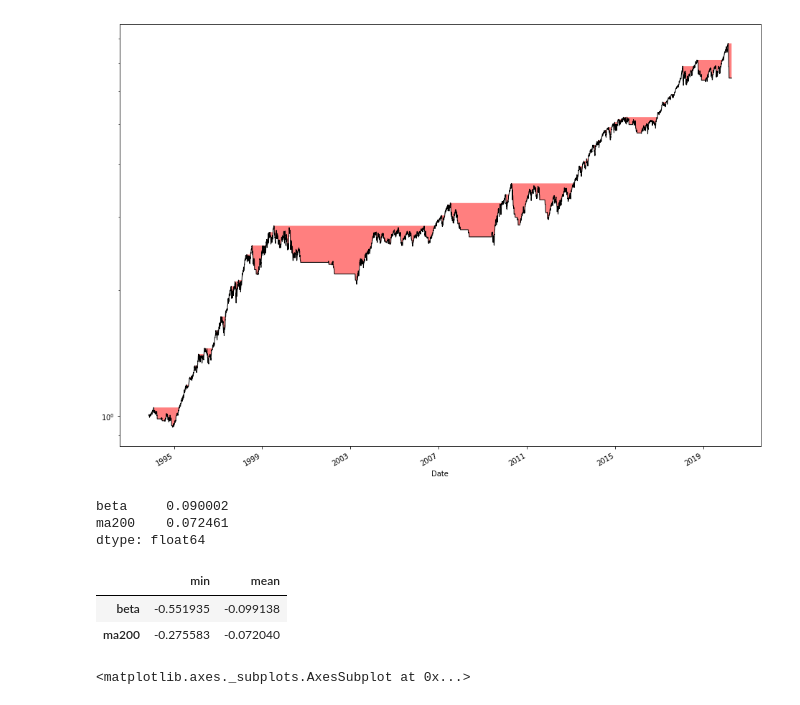
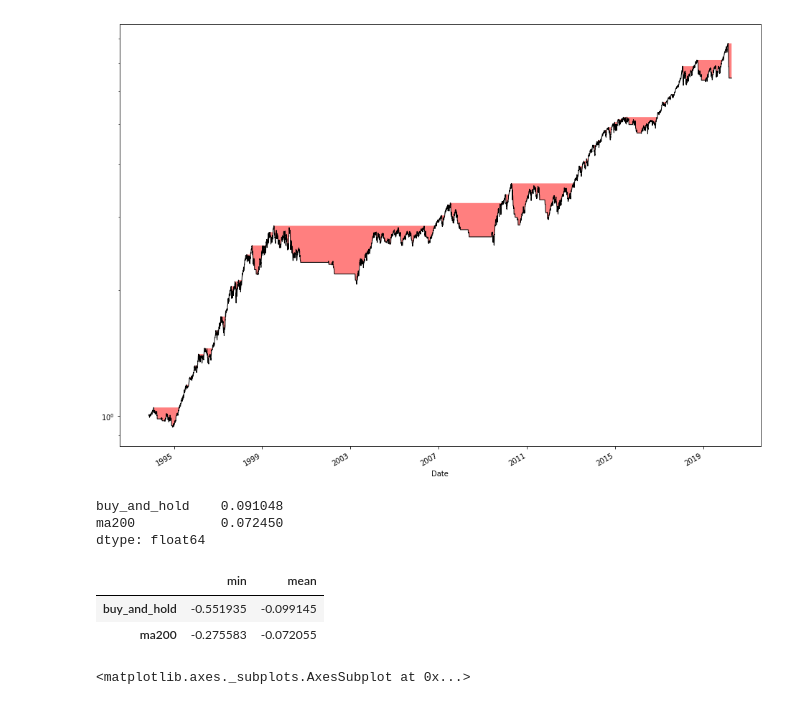
Before and after one commit to chiaolun/market-timing, a Jupyter notebook: MA200 fast and slow - tradeable version.ipynb, the cells around one changed output. Saved outputs shown, nothing was run; the diff lists cells and outputs as text; code cells hidden in the pictures.

```diff
--- a/MA200 fast and slow - tradeable version.ipynb
+++ b/MA200 fast and slow - tradeable version.ipynb
@@ -38,7 +40,7 @@ data = yf.Ticker(symbol).history(period='max', auto_adjust=True)["1970":]
 
 # We add transaction costs further down this sheet
 
-rets = data['Close'].apply(np.log).diff().apply(np.exp).sub(1)
+rets = data['Close'].transform(lambda xs: xs / xs.shift() - 1).rename('rets')
 ma200 = data.Close.rolling(200).mean()
 # %%
 # The 200-day moving average (MA200) is a lagging, smoother version of the original data
@@ -55,6 +57,11 @@ position.plot()
 # %% [output]
 <matplotlib.axes._subplots.AxesSubplot at 0x...>
 [figure]
+# %%
+strats = pd.DataFrame({
+    'buy_and_hold': 1,
+    'ma200': position
+})
 # %%
 def plot_dd(rets):
     c_pl = rets.add(1).cumprod()
@@ -78,30 +85,25 @@ plot_dd(position * rets)
 # %% [output]
 [figure]
-# %%
-strats = pd.DataFrame({
-    'beta': rets,
-    'ma200': (position * rets)
-})
 # %%
 # Slightly worse returns
-strats.add(1).apply(np.log).mean().mul(250).apply(np.exp).sub(1)
+strats.mul(rets, axis=0).add(1).apply(np.log).mean().mul(250).apply(np.exp).sub(1)
 # %% [output]
-beta     0.090002
-ma200    0.072461
+buy_and_hold    0.091048
+ma200           0.072450
 dtype: float64
 # %%
 # Better worst and average drawdown
 (
-    strats
+    strats.mul(rets, axis=0)
     .add(1).cumprod()
     .transform(lambda xs: xs / xs.cummax() - 1)
     .agg(['min', 'mean'])
     .T
 )
 # %% [output]
 |  | min | mean |
-| beta | -0.551935 | -0.099138 |
-| ma200 | -0.275583 | -0.072040 |
+| buy_and_hold | -0.551935 | -0.099145 |
+| ma200 | -0.275583 | -0.072055 |
 # %%
 # These results are all before accounting for trading costs!
 # Turnover can be awfully high - 20x in some years! You are trading in and out of the market a lot
```
Also changed, not shown: parts of 29 cells of this notebook, 4 other files.
